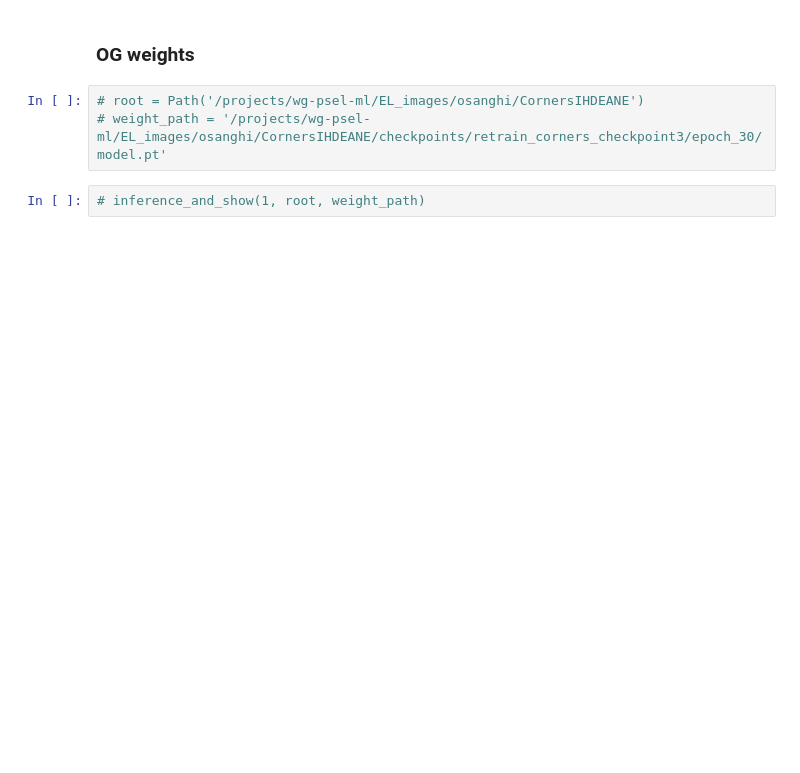
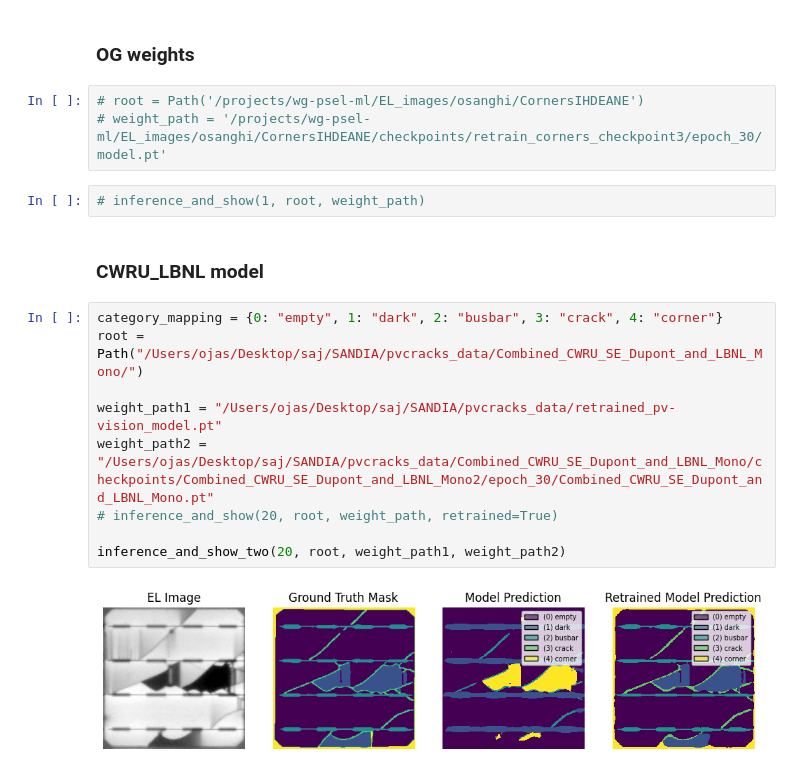
Before and after one commit to sandialabs/pvcracks, a Jupyter notebook: retrain/testing/ojas_test_visualize_results.ipynb, the cells around one changed output. Cells and saved outputs as stored; diff of their text form; blank space fills up the shorter version.

```diff
--- a/retrain/testing/ojas_test_visualize_results.ipynb
+++ b/retrain/testing/ojas_test_visualize_results.ipynb
@@ -210,3 +260,16 @@ inference_and_show(18, root, weight_path)
 # weight_path = '/projects/wg-psel-ml/EL_images/osanghi/CornersIHDEANE/checkpoints/retrain_corners_checkpoint3/epoch_30/model.pt'
 # %%
 # inference_and_show(1, root, weight_path)
+# %% [markdown]
+### CWRU_LBNL model
+# %%
+category_mapping = {0: "empty", 1: "dark", 2: "busbar", 3: "crack", 4: "corner"}
+root = Path("/Users/ojas/Desktop/saj/SANDIA/pvcracks_data/Combined_CWRU_SE_Dupont_and_LBNL_Mono/")
+
+weight_path1 = "/Users/ojas/Desktop/saj/SANDIA/pvcracks_data/retrained_pv-vision_model.pt"
+weight_path2 = "/Users/ojas/Desktop/saj/SANDIA/pvcracks_data/Combined_CWRU_SE_Dupont_and_LBNL_Mono/checkpoints/Combined_CWRU_SE_Dupont_and_LBNL_Mono2/epoch_30/Combined_CWRU_SE_Dupont_and_LBNL_Mono.pt"
+# inference_and_show(20, root, weight_path, retrained=True)
+
+inference_and_show_two(20, root, weight_path1, weight_path2)
+# %% [output]
+[figure, added]
```
Also changed, not shown: parts of 11 cells of this notebook, 14 other files.
